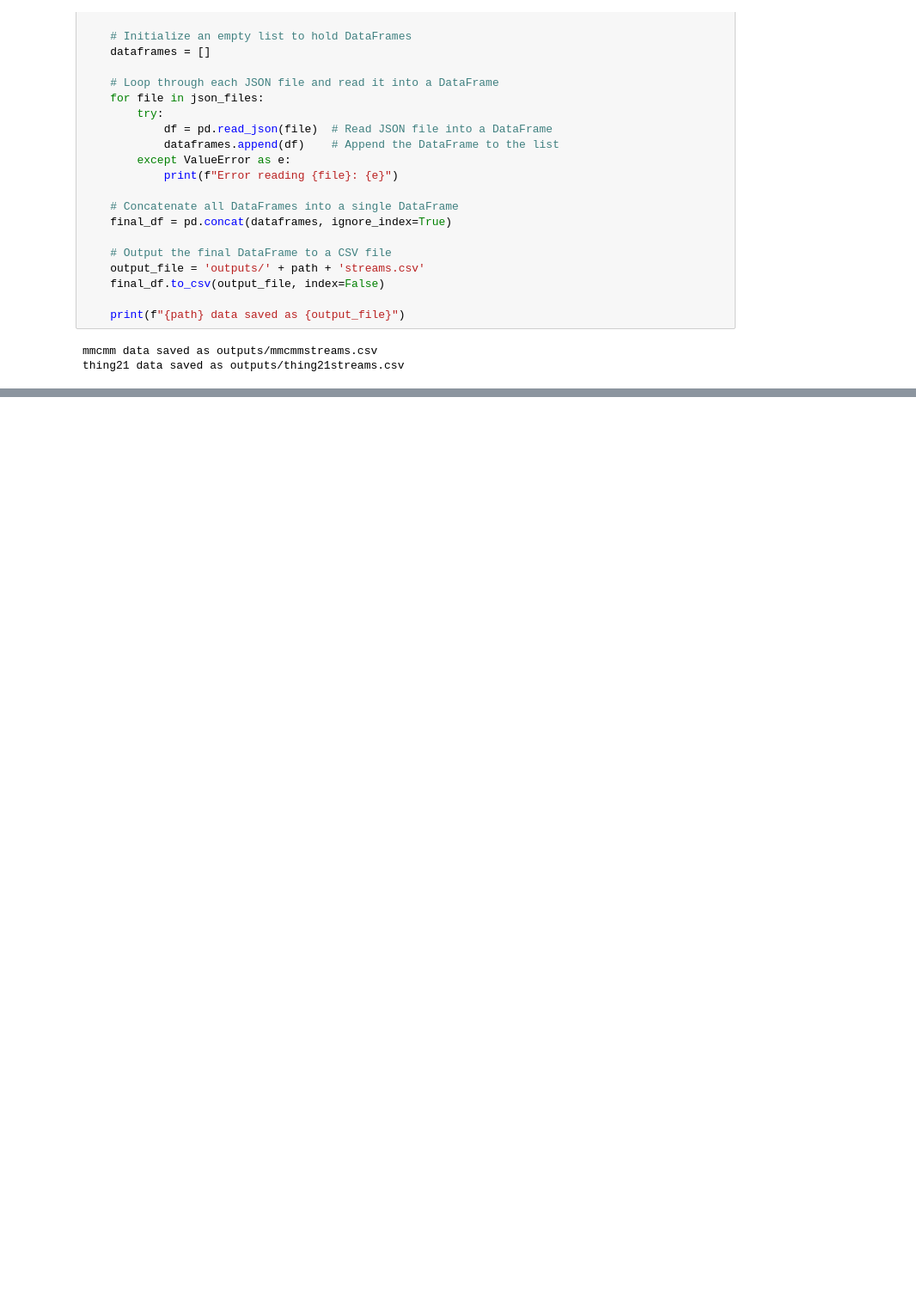
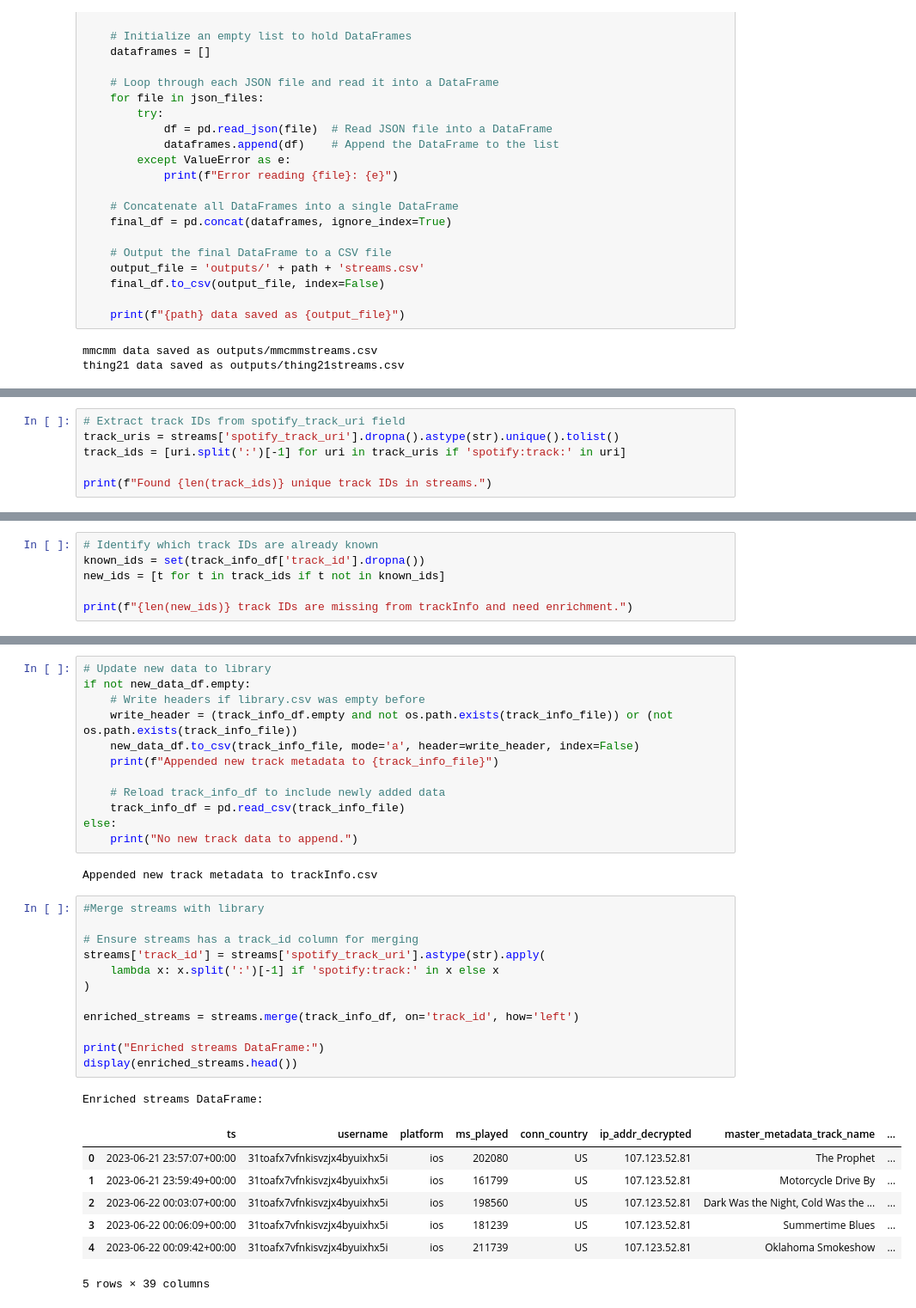
Before and after one commit to mitchjohns97/spotify_lifetime, a Jupyter notebook: spotifyAnalysis.ipynb, the cells around one changed output, grey strips where cells are left out. Shown at 86% size. Saved outputs shown, nothing was run; the diff lists cells and outputs as text; blank space fills up the shorter version.

```diff
--- a/spotifyAnalysis.ipynb
+++ b/spotifyAnalysis.ipynb
@@ -443,0 +397,6 @@ KeyboardInterrupt:
+# %%
+# Extract track IDs from spotify_track_uri field
+track_uris = streams['spotify_track_uri'].dropna().astype(str).unique().tolist()
+track_ids = [uri.split(':')[-1] for uri in track_uris if 'spotify:track:' in uri]
+
+print(f"Found {len(track_ids)} unique track IDs in streams.")
@@ -443,0 +405,6 @@ KeyboardInterrupt:
+# %%
+# Identify which track IDs are already known
+known_ids = set(track_info_df['track_id'].dropna())
+new_ids = [t for t in track_ids if t not in known_ids]
+
+print(f"{len(new_ids)} track IDs are missing from trackInfo and need enrichment.")
@@ -443,0 +463,35 @@ KeyboardInterrupt:
+# %%
+# Update new data to library
+if not new_data_df.empty:
+    # Write headers if library.csv was empty before
+    write_header = (track_info_df.empty and not os.path.exists(track_info_file)) or (not os.path.exists(track_info_file))
+    new_data_df.to_csv(track_info_file, mode='a', header=write_header, index=False)
+    print(f"Appended new track metadata to {track_info_file}")
+
+    # Reload track_info_df to include newly added data
+    track_info_df = pd.read_csv(track_info_file)
+else:
+    print("No new track data to append.")
+# %% [output]
+Appended new track metadata to trackInfo.csv
+# %%
+#Merge streams with library
+
+# Ensure streams has a track_id column for merging
+streams['track_id'] = streams['spotify_track_uri'].astype(str).apply(
+    lambda x: x.split(':')[-1] if 'spotify:track:' in x else x
+)
+
+enriched_streams = streams.merge(track_info_df, on='track_id', how='left')
+
+print("Enriched streams DataFrame:")
+display(enriched_streams.head())
+# %% [output]
+Enriched streams DataFrame:
+|  | ts | username | platform | ms_played | conn_country | ip_addr_decrypted | master_metadata_track_name | ... |
+| 0 | 2023-06-21 23:57:07+00:00 | 31toafx7vfnkisvzjx4byuixhx5i | ios | 202080 | US | 107.123.52.81 | The Prophet | ... |
+| 1 | 2023-06-21 23:59:49+00:00 | 31toafx7vfnkisvzjx4byuixhx5i | ios | 161799 | US | 107.123.52.81 | Motorcycle Drive By | ... |
+| 2 | 2023-06-22 00:03:07+00:00 | 31toafx7vfnkisvzjx4byuixhx5i | ios | 198560 | US | 107.123.52.81 | Dark Was the Night, Cold Was the ... | ... |
+| 3 | 2023-06-22 00:06:09+00:00 | 31toafx7vfnkisvzjx4byuixhx5i | ios | 181239 | US | 107.123.52.81 | Summertime Blues | ... |
+| 4 | 2023-06-22 00:09:42+00:00 | 31toafx7vfnkisvzjx4byuixhx5i | ios | 211739 | US | 107.123.52.81 | Oklahoma Smokeshow | ... |
+5 rows × 39 columns
```
Also changed, not shown: parts of 18 cells of this notebook.
